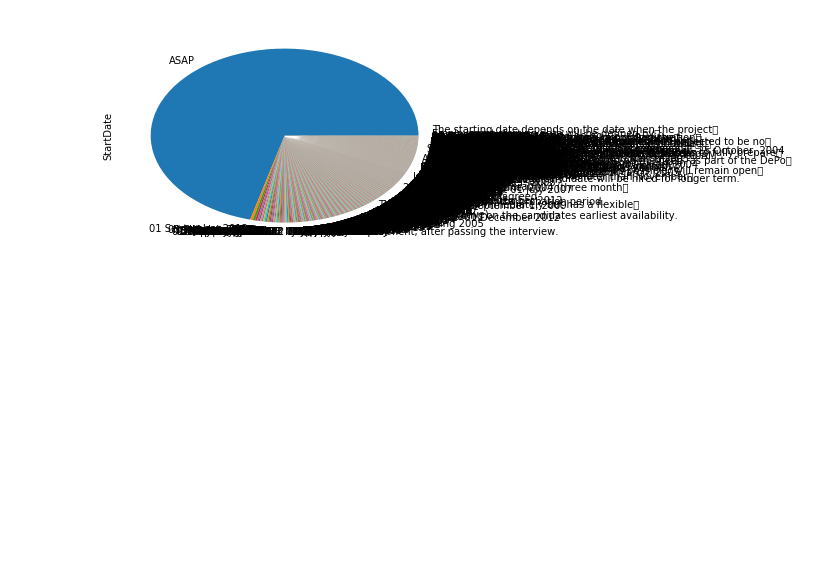
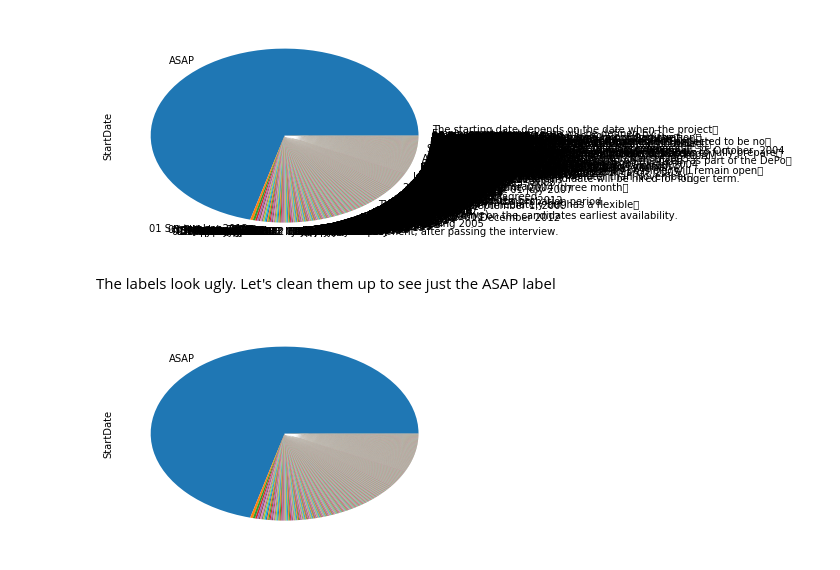
Before and after one commit to divyachandramouli/Practice_code, a Jupyter notebook: Data_Wrangling_Python/data-wrangling-template.ipynb, the cells around one changed output. Drawn from its saved outputs; the diff is of its cells as text; code cells hidden in the pictures; blank space fills up the shorter version.

Commit message:
Add code - clean up visualization

```diff
--- a/Data_Wrangling_Python/data-wrangling-template.ipynb
+++ b/Data_Wrangling_Python/data-wrangling-template.ipynb
@@ -282,3 +284,13 @@ Approximately 71% of positions have urgent start dates
 df_clean.StartDate.value_counts().plot(kind='pie');
 # %% [output]
 [figure]
+# %% [markdown]
+The labels look ugly. Let's clean them up to see just the ASAP label
+# %%
+# Create an empty numpy array with number of elements = number of start date values
+labels=np.full(len(df_clean.StartDate.value_counts())," ",dtype=object)
+# Make first value ASAP
+labels[0]='ASAP'
+df_clean.StartDate.value_counts().plot(kind='pie', labels=labels);
+# %% [output]
+[figure, added]
```
Also changed, not shown: parts of 2 cells of this notebook.
